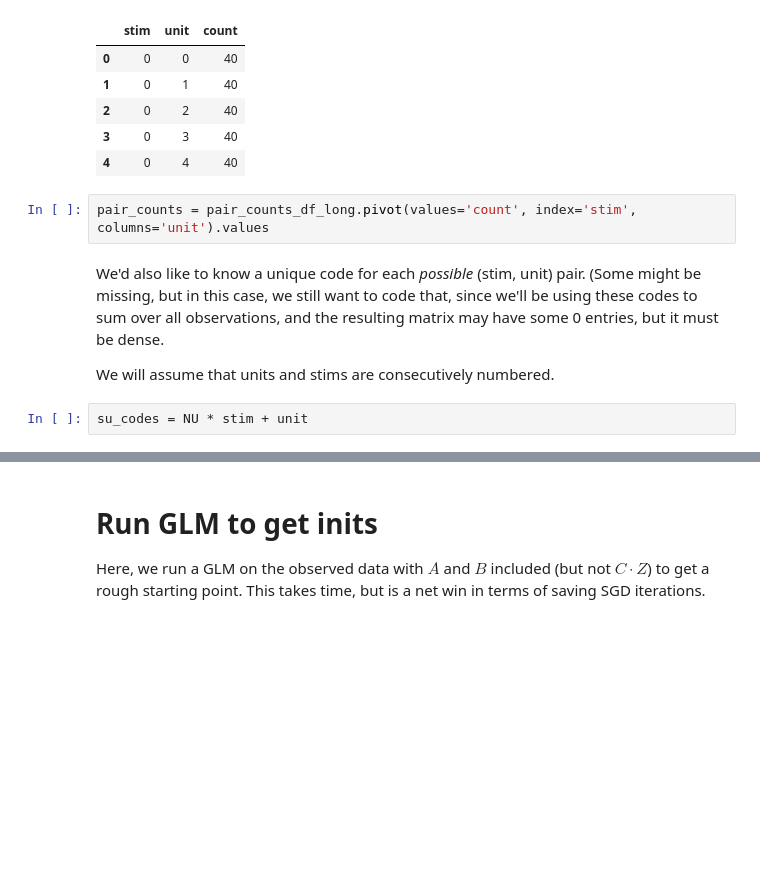
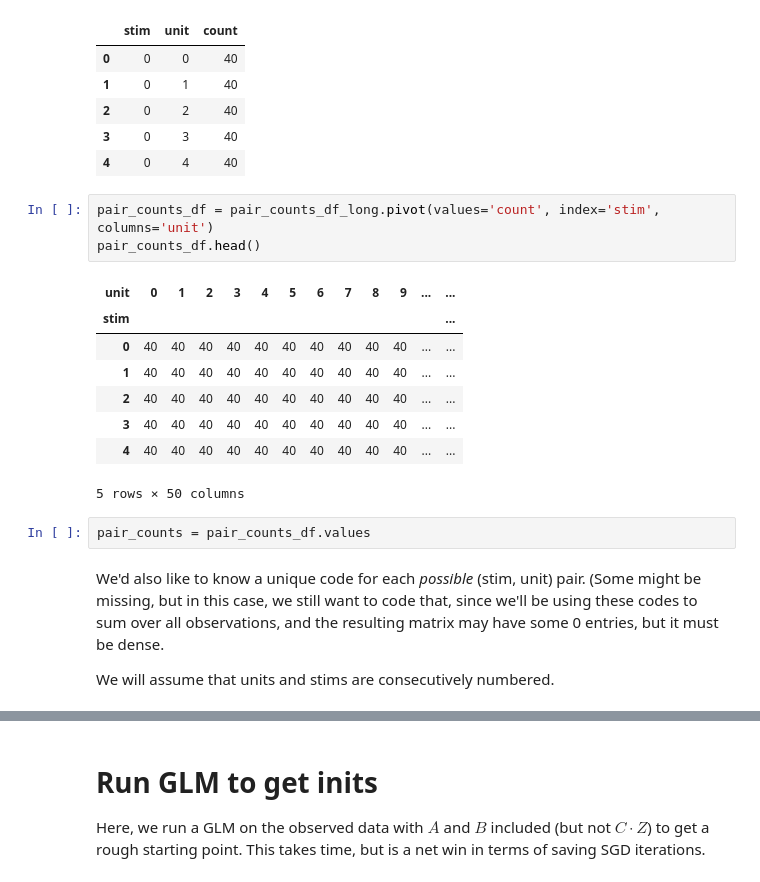
Before and after one commit to pearsonlab/utevsky2016, a Jupyter notebook: validate_edward_model_manual_hierarchy.ipynb, the cells around one changed output, grey strips where cells are left out. Drawn from its saved outputs; the diff is of its cells as text; blank space fills up the shorter version.

```diff
--- a/validate_edward_model_manual_hierarchy.ipynb
+++ b/validate_edward_model_manual_hierarchy.ipynb
@@ -128,10 +127,20 @@ pair_counts_df_long.head()
 | 3 | 0 | 3 | 40 |
 | 4 | 0 | 4 | 40 |
 # %%
-pair_counts = pair_counts_df_long.pivot(values='count', index='stim', columns='unit').values
+pair_counts_df = pair_counts_df_long.pivot(values='count', index='stim', columns='unit')
+pair_counts_df.head()
+# %% [output]
+| unit | 0 | 1 | 2 | 3 | 4 | 5 | 6 | 7 | 8 | 9 | ... | ... |
+| stim |  |  |  |  |  |  |  |  |  |  |  | ... |
+| 0 | 40 | 40 | 40 | 40 | 40 | 40 | 40 | 40 | 40 | 40 | ... | ... |
+| 1 | 40 | 40 | 40 | 40 | 40 | 40 | 40 | 40 | 40 | 40 | ... | ... |
+| 2 | 40 | 40 | 40 | 40 | 40 | 40 | 40 | 40 | 40 | 40 | ... | ... |
+| 3 | 40 | 40 | 40 | 40 | 40 | 40 | 40 | 40 | 40 | 40 | ... | ... |
+| 4 | 40 | 40 | 40 | 40 | 40 | 40 | 40 | 40 | 40 | 40 | ... | ... |
+5 rows × 50 columns
+# %%
+pair_counts = pair_counts_df.values
 # %% [markdown]
 We'd also like to know a unique code for each *possible* (stim, unit) pair. (Some might be missing, but in this case, we still want to code that, since we'll be using these codes to sum over all observations, and the resulting matrix may have some 0 entries, but it must be dense.
 
 We will assume that units and stims are consecutively numbered.
-# %%
-su_codes = NU * stim + unit
```
Also changed, not shown: parts of 20 cells of this notebook.
